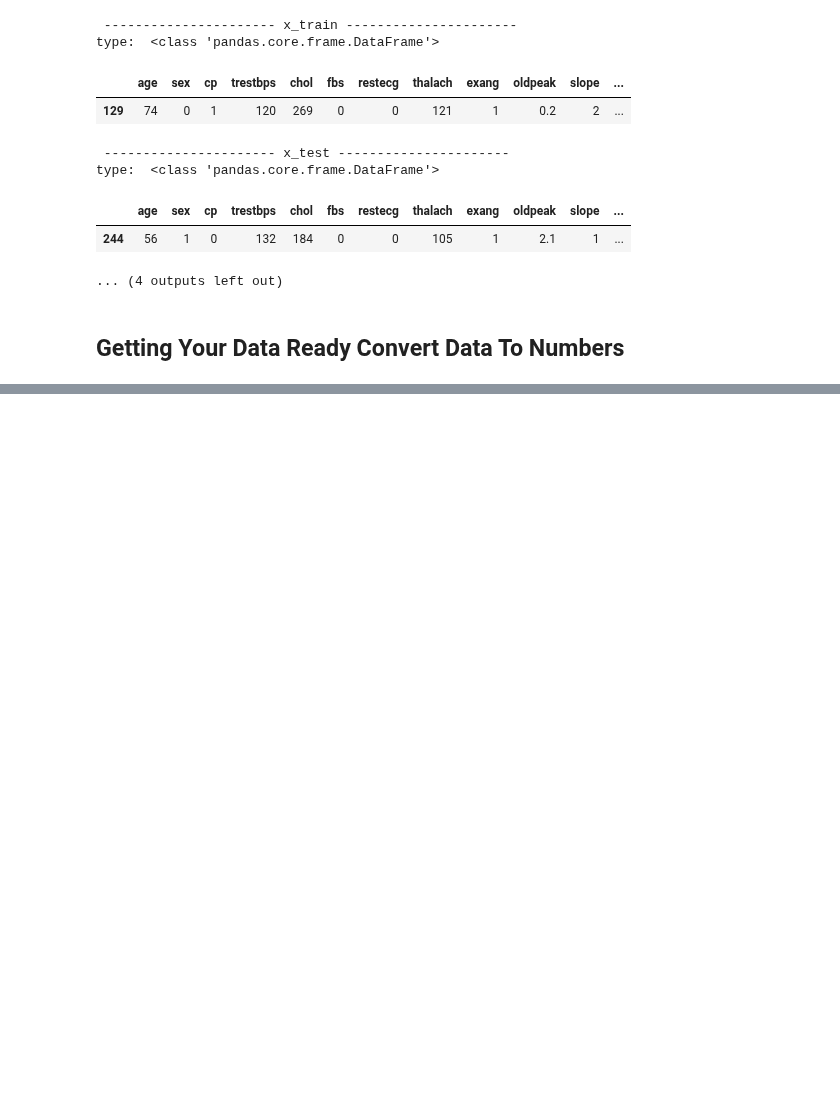
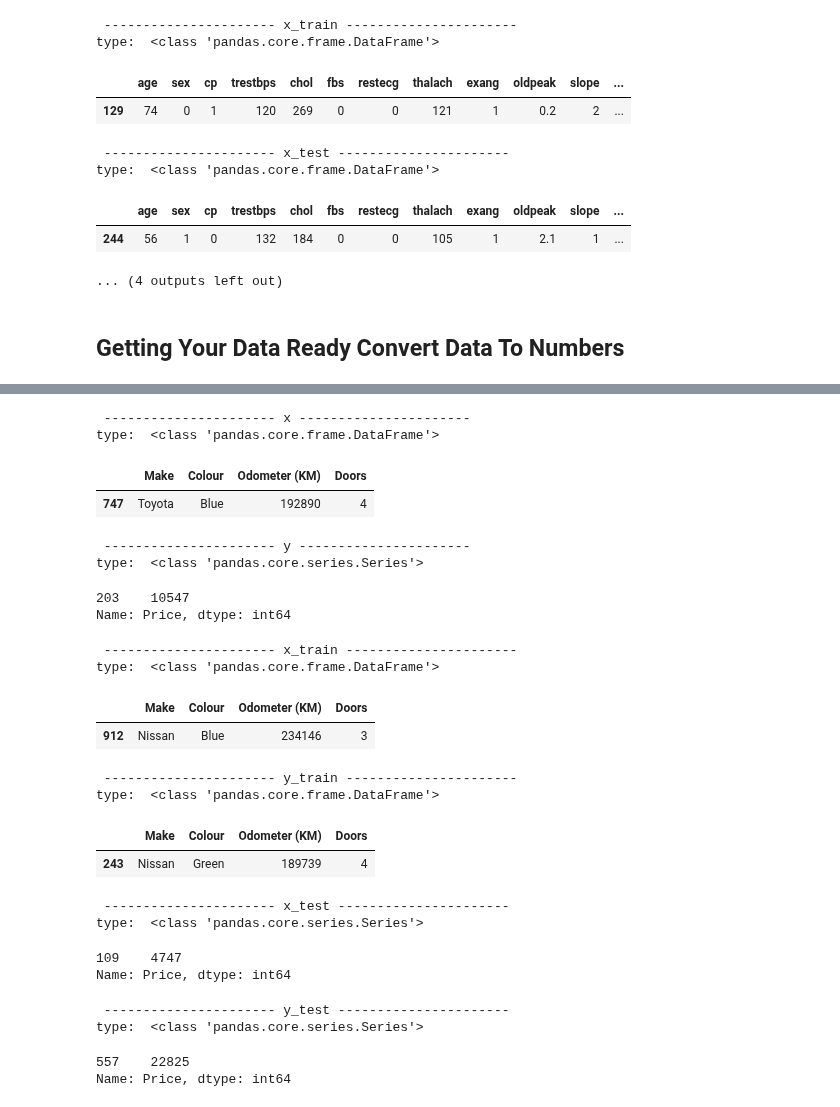
Before and after one commit to EslamKamel89/MLPlayground, a Jupyter notebook: sec09.Scikit_learn_Creating_Machine_Learning_Models/01-introduction_to_scikit_learn.ipynb, the cells around one changed output, grey strips where cells are left out. Cells and saved outputs as stored; diff of their text form; code cells hidden in the pictures; blank space fills up the shorter version.

```diff
--- a/sec09.Scikit_learn_Creating_Machine_Learning_Models/01-introduction_to_scikit_learn.ipynb
+++ b/sec09.Scikit_learn_Creating_Machine_Learning_Models/01-introduction_to_scikit_learn.ipynb
@@ -264,0 +292,36 @@ type:  <class 'pandas.core.frame.DataFrame'>
+# %%
+# split the data into x and y
+x = car_sales.drop('Price' , axis=1)
+pr(x.sample() , 'x')
+y = car_sales['Price']
+pr(y.sample() , 'y')
+x_train , y_train , x_test , y_test = train_test_split(x , y , test_size=0.2)
+pr(x_train.sample(),'x_train')
+pr(y_train.sample(),'y_train')
+pr(x_test.sample(),'x_test')
+pr(y_test.sample(),'y_test')
+# %% [output]
+ ---------------------- x ----------------------
+type:  <class 'pandas.core.frame.DataFrame'>
+|  | Make | Colour | Odometer (KM) | Doors |
+| 747 | Toyota | Blue | 192890 | 4 |
+ ---------------------- y ----------------------
+type:  <class 'pandas.core.series.Series'>
+203    10547
+Name: Price, dtype: int64
+ ---------------------- x_train ----------------------
+type:  <class 'pandas.core.frame.DataFrame'>
+|  | Make | Colour | Odometer (KM) | Doors |
+| 912 | Nissan | Blue | 234146 | 3 |
+ ---------------------- y_train ----------------------
+type:  <class 'pandas.core.frame.DataFrame'>
+|  | Make | Colour | Odometer (KM) | Doors |
+| 243 | Nissan | Green | 189739 | 4 |
+ ---------------------- x_test ----------------------
+type:  <class 'pandas.core.series.Series'>
+109    4747
+Name: Price, dtype: int64
+ ---------------------- y_test ----------------------
+type:  <class 'pandas.core.series.Series'>
+557    22825
+Name: Price, dtype: int64
```
Also changed, not shown: parts of 6 cells of this notebook.
